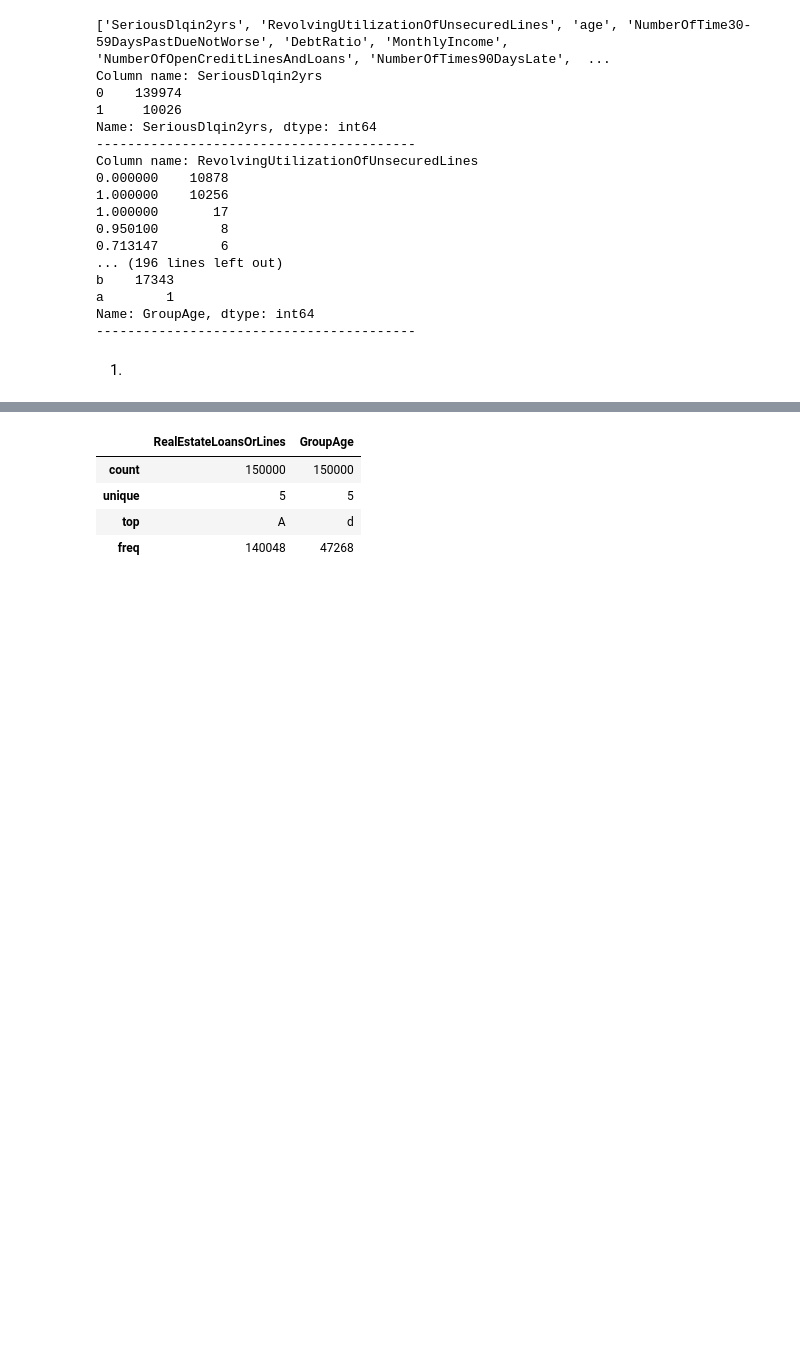
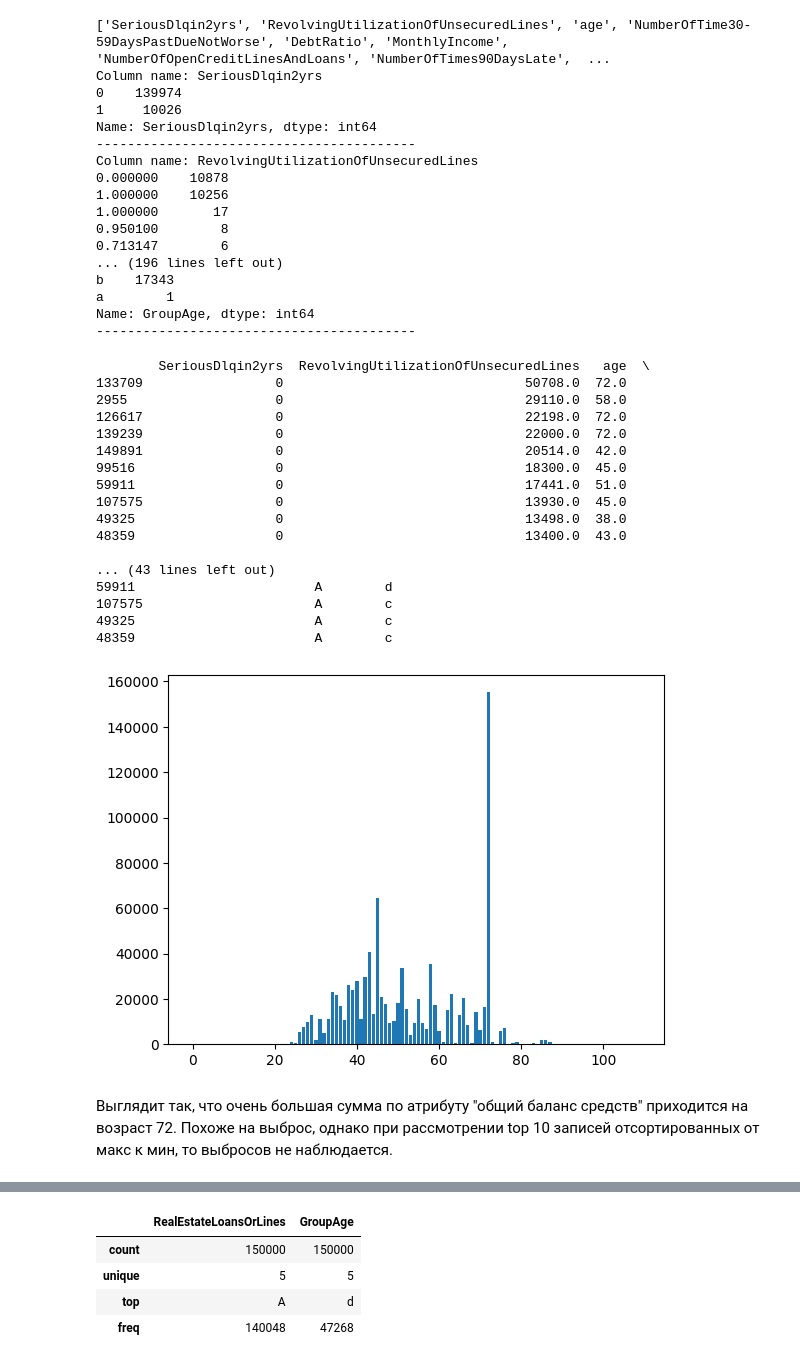
Before and after one commit to ErikLens/CrScoringMay2023, a Jupyter notebook: CrScoring_team5_Ed.ipynb, the cells around one changed output, grey strips where cells are left out. Cells and saved outputs as stored; diff of their text form; code cells hidden in the pictures; blank space fills up the shorter version.

```diff
--- a/CrScoring_team5_Ed.ipynb
+++ b/CrScoring_team5_Ed.ipynb
@@ -450,5 +465,41 @@ b    17343
 a        1
 Name: GroupAge, dtype: int64
 -----------------------------------------
-# %% [markdown]
-1)
+# %%
+# Проверка общего баланса средств:
+
+# data.groupby("GroupAge")["MonthlyIncome"].mean()
+uniq_groupage = pd.unique(data['age']) # получаем уникальные значение возрастных групп
+uniq_groupage.sort() # cортируем списка групп
+groupage_rev = data.groupby("age")["RevolvingUtilizationOfUnsecuredLines"].sum()
+
+plt.bar(uniq_groupage,groupage_rev)
+
+# первые 10 записей по максимальному значению поля RevolvingUtilizationOfUnsecuredLines
+print(data.nlargest(10, 'RevolvingUtilizationOfUnsecuredLines'))
+
+#### Черновик
+# Поиск максимального значения в колонке
+# maxValueIndex = data.loc[data['RevolvingUtilizationOfUnsecuredLines'].idxmax()]
+# print(maxValueIndex)
+# %% [output]
+        SeriousDlqin2yrs  RevolvingUtilizationOfUnsecuredLines   age  \
+133709                 0                               50708.0  72.0
+2955                   0                               29110.0  58.0
+126617                 0                               22198.0  72.0
+139239                 0                               22000.0  72.0
+149891                 0                               20514.0  42.0
+99516                  0                               18300.0  45.0
+59911                  0                               17441.0  51.0
+107575                 0                               13930.0  45.0
+49325                  0                               13498.0  38.0
+48359                  0                               13400.0  43.0
+
+... (43 lines left out)
+59911                       A        d
+107575                      A        c
+49325                       A        c
+48359                       A        c
+[figure, added]
+# %% [markdown]
+Выглядит так, что очень большая сумма по атрибуту "общий баланс средств" приходится на возраст 72. Похоже на выброс, однако при рассмотрении top 10 записей отсортированных от макс к мин, то выбросов не наблюдается.
```
Also changed, not shown: parts of 87 cells of this notebook.
